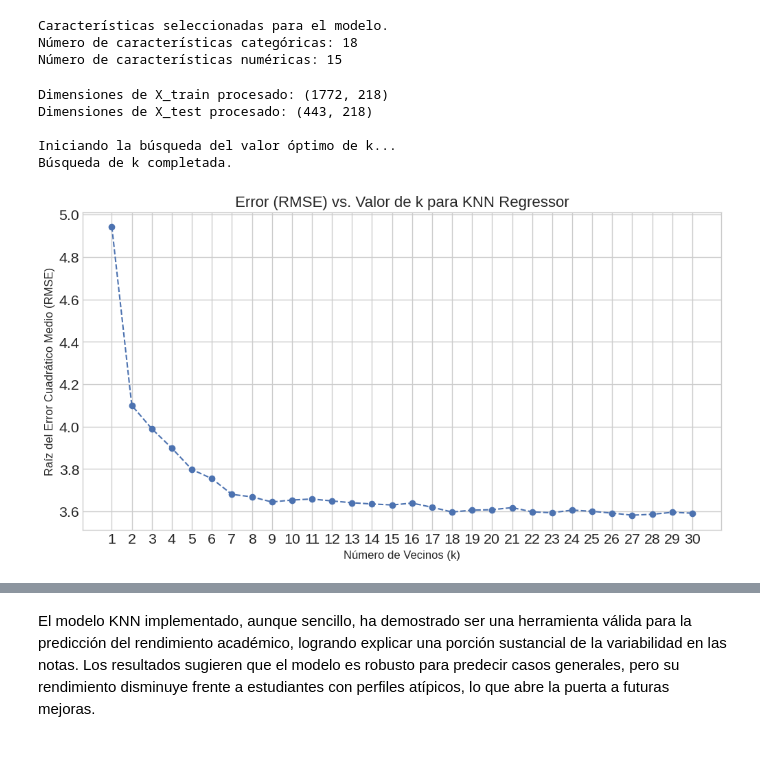
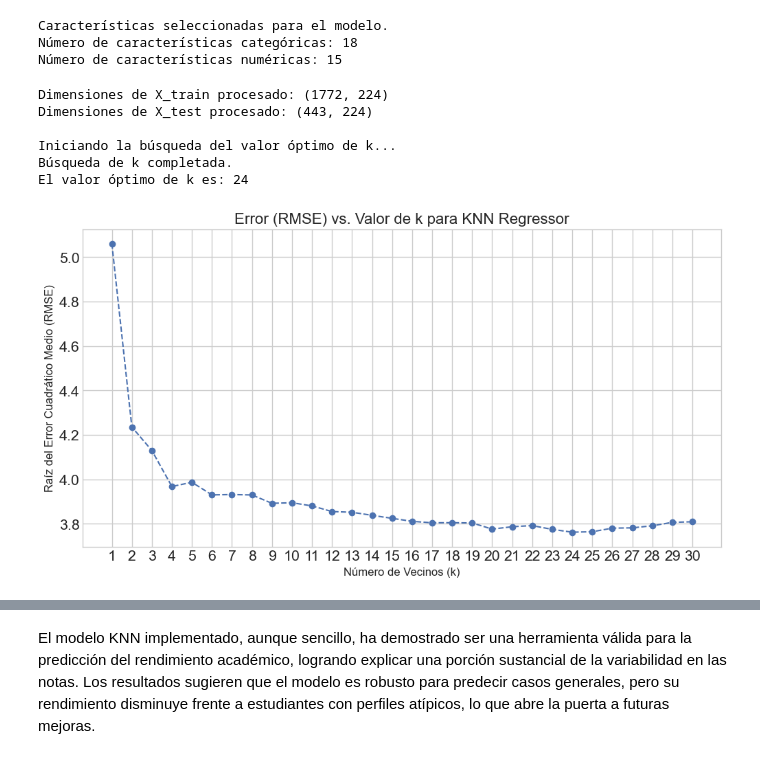
Before and after one commit to LasciaStare/Mini-Proyecto_1-ML, a Jupyter notebook: docs/notebooks.ipynb, the cells around one changed output, grey strips where cells are left out. Cells and saved outputs as stored; diff of their text form; code cells hidden in the pictures.

```diff
--- a/docs/notebooks.ipynb
+++ b/docs/notebooks.ipynb
@@ -974,7 +945,7 @@ Número de características categóricas: 18
 Número de características numéricas: 15
 # %%
 # Dividir los datos en conjuntos de entrenamiento y prueba
-X_train, X_test, y_train, y_test = train_test_split(X, y, test_size=0.2, random_state=22)
+X_train, X_test, y_train, y_test = train_test_split(X, y, test_size=0.2, random_state=1)
 
 # Crear el preprocesador
 numeric_transformer = StandardScaler()
@@ -995,37 +966,41 @@ X_test_processed = preprocessor.transform(X_test)
 print(f"\nDimensiones de X_train procesado: {X_train_processed.shape}")
 print(f"Dimensiones de X_test procesado: {X_test_processed.shape}")
 
+
 # --- Búsqueda del mejor valor de k ---
-
 k_range = range(1, 31)
 rmse_scores = []
 
 print("\nIniciando la búsqueda del valor óptimo de k...")
 for k in k_range:
     knn_regressor = KNeighborsRegressor(n_neighbors=k)
     knn_regressor.fit(X_train_processed, y_train)
     y_pred = knn_regressor.predict(X_test_processed)
     rmse = np.sqrt(mean_squared_error(y_test, y_pred))
     rmse_scores.append(rmse)
 
 print("Búsqueda de k completada.")
 
+# Guardar el k óptimo en una variable
+optimal_k = k_range[np.argmin(rmse_scores)]
+print(f"El valor óptimo de k es: {optimal_k}")
+
 # --- Visualización para la selección de k ---
-
 plt.style.use('seaborn-v0_8-whitegrid')
 plt.figure(figsize=(12, 6))
 plt.plot(k_range, rmse_scores, marker='o', linestyle='--')
 plt.title('Error (RMSE) vs. Valor de k para KNN Regressor', fontsize=16)
 plt.xlabel('Número de Vecinos (k)', fontsize=12)
 plt.ylabel('Raíz del Error Cuadrático Medio (RMSE)', fontsize=12)
 plt.xticks(k_range)
 plt.grid(True)
 plt.show()
 # %% [output]
-Dimensiones de X_train procesado: (1772, 218)
-Dimensiones de X_test procesado: (443, 218)
+Dimensiones de X_train procesado: (1772, 224)
+Dimensiones de X_test procesado: (443, 224)
 
 Iniciando la búsqueda del valor óptimo de k...
 Búsqueda de k completada.
+El valor óptimo de k es: 24
-[figure, old version]
+[figure, new version]
 # %%
```
Also changed, not shown: parts of 45 cells of this notebook.
